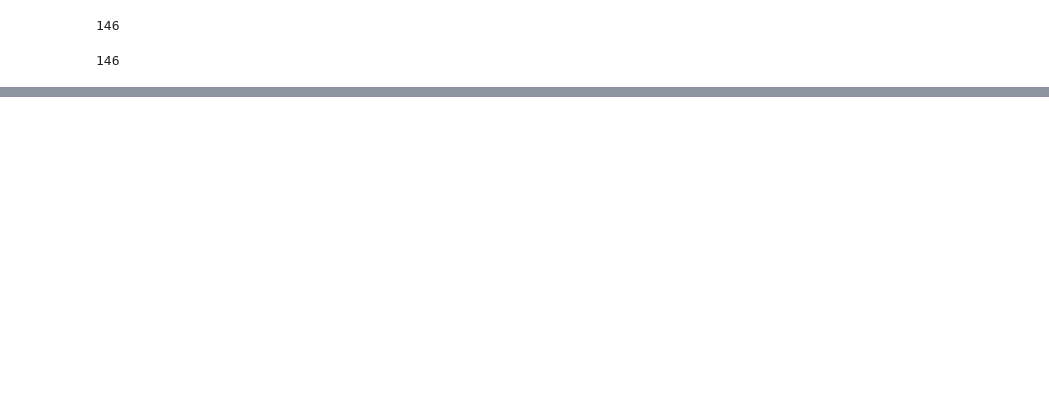
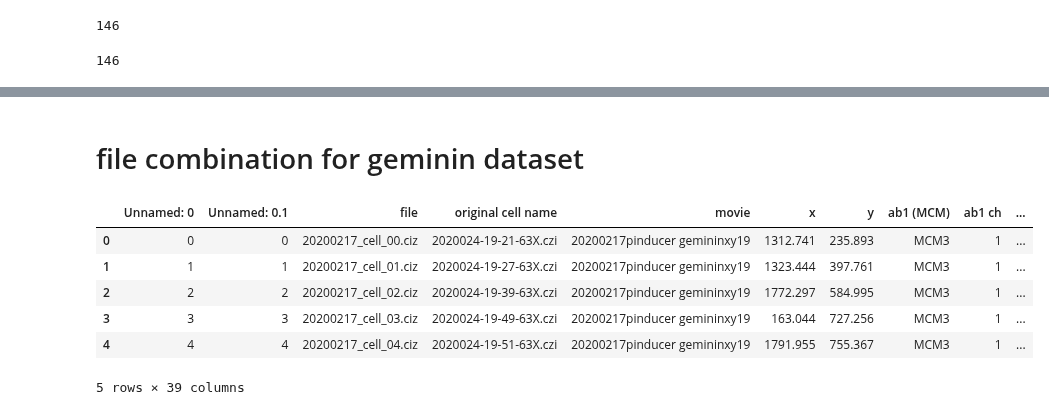
Before and after one commit to purvislab/MCM_project, a Jupyter notebook: 200221_data_combination_for_future_visualization_analysis.ipynb, the cells around one changed output, grey strips where cells are left out. Drawn from its saved outputs; the diff is of its cells as text; code cells hidden in the pictures; blank space fills up the shorter version.

```diff
--- a/200221_data_combination_for_future_visualization_analysis.ipynb
+++ b/200221_data_combination_for_future_visualization_analysis.ipynb
@@ -406,3 +430,23 @@ outer_hp1b_eu                                                        4.87933e+08
 Name: 0, dtype: object
 # %%
 data1.to_csv(file2)
+# %% [markdown]
+# file combination for geminin dataset
+# %%
+bigDir=r'Z:\CookLab\Liu\20190816_organizedData_MCM_loading\20200217_geminin'
+
+file1=f'{bigDir}\\200217_cellinfo_v4.csv'
+file2=f'{bigDir}\\200217_cellinfo_v5.csv'
+
+data1=pd.read_csv(file1)
+data2=pd.read_csv(file2)
+# %%
+data1.head()
+# %% [output]
+|  | Unnamed: 0 | Unnamed: 0.1 | file | original cell name | movie | x | y | ab1 (MCM) | ab1 ch | ... |
+| 0 | 0 | 0 | 20200217_cell_00.ciz | 2020024-19-21-63X.czi | 20200217pinducer gemininxy19 | 1312.741 | 235.893 | MCM3 | 1 | ... |
+| 1 | 1 | 1 | 20200217_cell_01.ciz | 2020024-19-27-63X.czi | 20200217pinducer gemininxy19 | 1323.444 | 397.761 | MCM3 | 1 | ... |
+| 2 | 2 | 2 | 20200217_cell_02.ciz | 2020024-19-39-63X.czi | 20200217pinducer gemininxy19 | 1772.297 | 584.995 | MCM3 | 1 | ... |
+| 3 | 3 | 3 | 20200217_cell_03.ciz | 2020024-19-49-63X.czi | 20200217pinducer gemininxy19 | 163.044 | 727.256 | MCM3 | 1 | ... |
+| 4 | 4 | 4 | 20200217_cell_04.ciz | 2020024-19-51-63X.czi | 20200217pinducer gemininxy19 | 1791.955 | 755.367 | MCM3 | 1 | ... |
+5 rows × 39 columns
```
Also changed, not shown: parts of 16 cells of this notebook, 7 other files.
